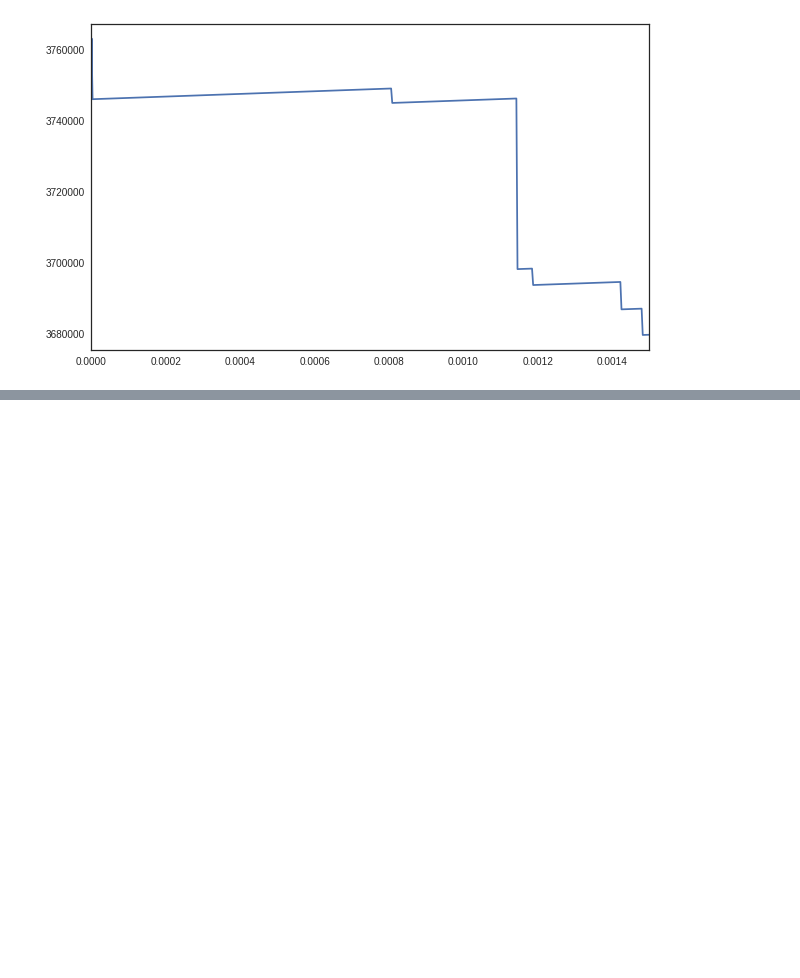
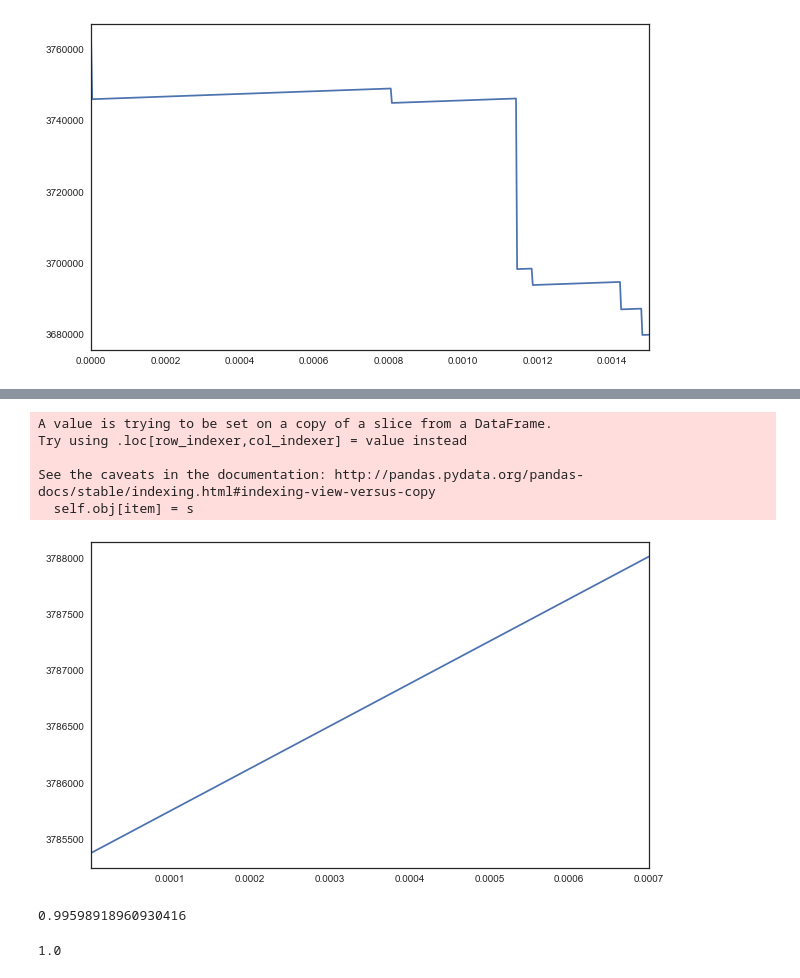
Before and after one commit to sylvaingchassang/missing_bids, a Jupyter notebook: example_tsuchiura.ipynb, the cells around one changed output, grey strips where cells are left out. Drawn from its saved outputs; the diff is of its cells as text; code cells hidden in the pictures; blank space fills up the shorter version.

Commit message:
bid gap distribution, simple bounds

```diff
--- a/example_tsuchiura.ipynb
+++ b/example_tsuchiura.ipynb
@@ -73,0 +84,30 @@ e.plot()
+# %%
+lower_bound_share_non_competitive = {'epsilon_down':0, 'rho_p':0}
+
+lower_bound_share_non_competitive['epsilon_down'] = \
+    np.mean(tsuchiura_data.df_auctions.lowest == tsuchiura_data.df_auctions.second_lowest)
+
+tsuchiura_data.set_bid_data(tsuchiura_data.df_bids[
+        tsuchiura_data.df_bids.tied_winner == 0
+    ])
+rho_p = .0007
+r = tsuchiura_data.get_counterfactual_demand(rho_p,.0).revenue
+r = r.loc[r.index>0]
+r.plot(figsize=(10,6)), plt.show()
+r = r.sort_index()
+r.head()
+
+e = (r.iloc[1:] - r.iloc[1])/(r.iloc[1] * r.index[1:] )
+e[rho_p]
+# %% [output]
+A value is trying to be set on a copy of a slice from a DataFrame.
+Try using .loc[row_indexer,col_indexer] = value instead
+
+See the caveats in the documentation: http://pandas.pydata.org/pandas-docs/stable/indexing.html#indexing-view-versus-copy
+  self.obj[item] = s
+[figure, added]
+0.99598918960930416
+# %%
+tsuchiura_data.df_bids.minprice.isnull().mean()
+# %% [output]
+1.0
```
Also changed, not shown: parts of 12 cells of this notebook, 4 other files.
